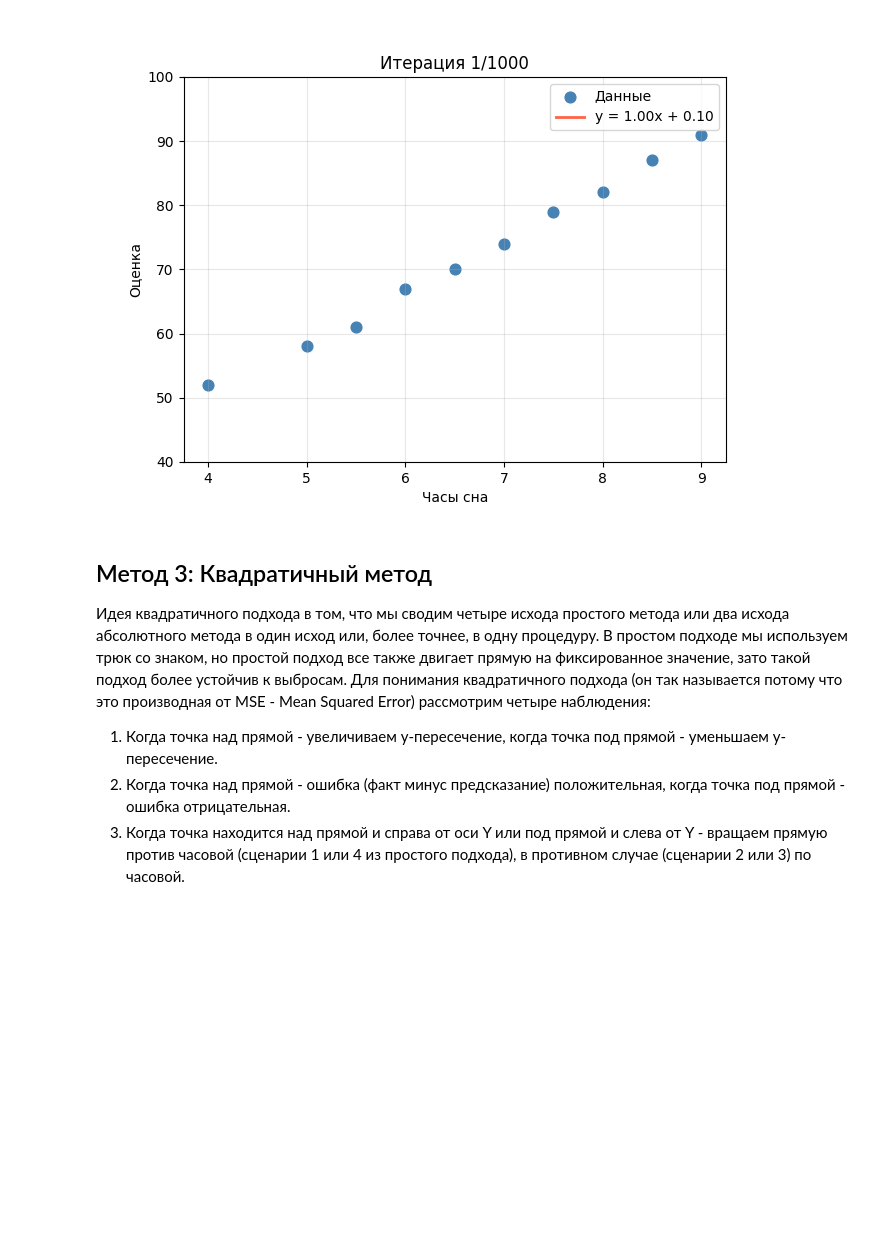
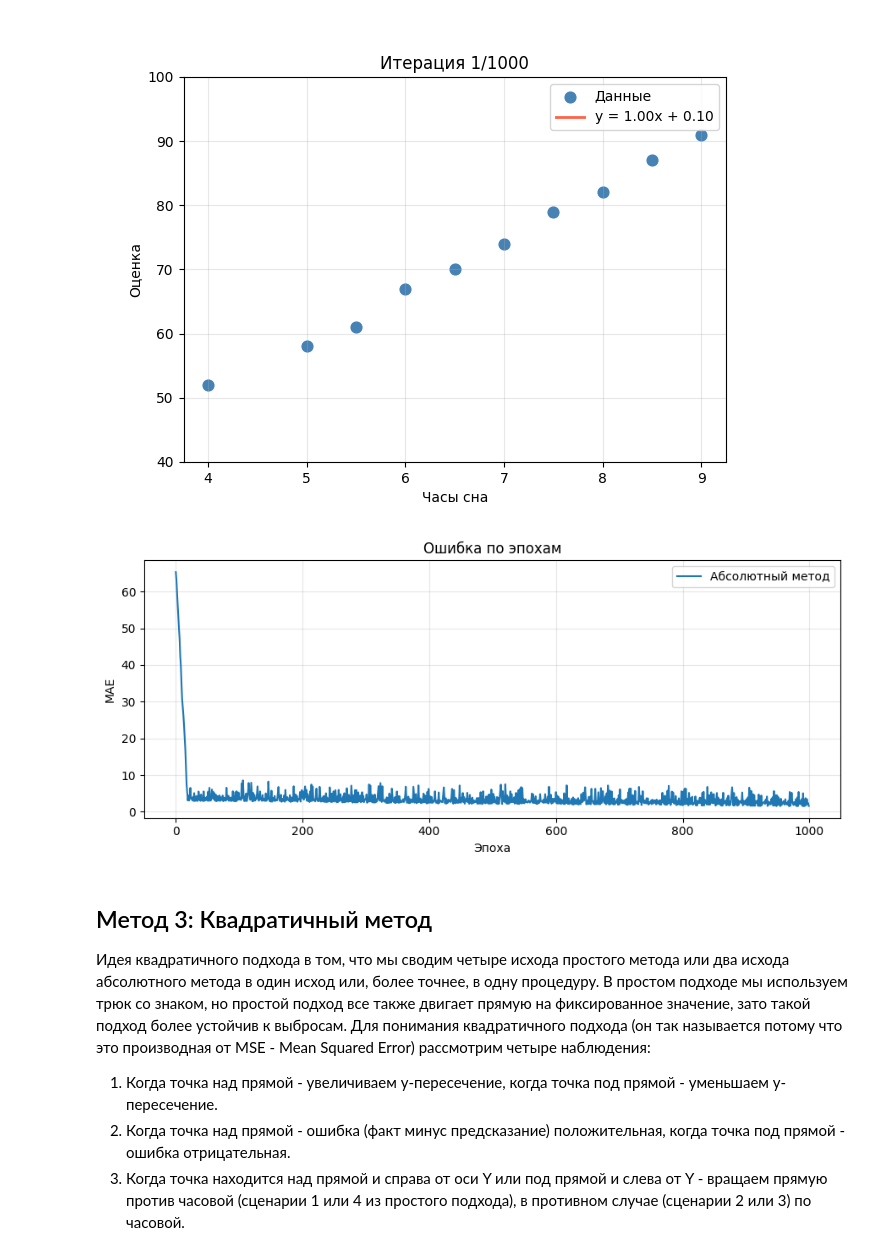
Before and after one commit to lusm554/grokking_machine_learning, a Jupyter notebook: linear_regression.ipynb, the cells around one changed output. Cells and saved outputs as stored; diff of their text form; code cells hidden in the pictures; blank space fills up the shorter version.

```diff
--- a/linear_regression.ipynb
+++ b/linear_regression.ipynb
@@ -57,6 +57,24 @@ def save_gif(history, path='assets/linear_regression.gif', interval=300, step=1)
     plt.close(fig)
     print(f'GIF сохранён: {path}  ({len(frames)} кадров из {len(history)})')
     display(Image(filename=path))
+# %%
+def plot_errors(histories, labels, title='Ошибка по эпохам'):
+    """
+    Рисует график MAE по эпохам для одного или нескольких методов.
+
+    histories — список списков ошибок, по одному на метод.
+    labels    — список названий методов.
+    """
+    plt.figure(figsize=(9, 4))
+    for history, label in zip(histories, labels):
+        plt.plot(history, linewidth=1.5, label=label)
+    plt.xlabel('Эпоха')
+    plt.ylabel('MAE')
+    plt.title(title)
+    plt.legend()
+    plt.grid(True, alpha=0.3)
+    plt.tight_layout()
+    plt.show()
 # %% [markdown]
 ## Метод 1: Простой подход
 
@@ -157,6 +175,7 @@ learning_rate = 0.08
 
 w, b = random.randint(0, 10) / 10, random.randint(0, 10) / 10
 abs_method_params_history = []
+abs_error_history = []
 min_sum_error = float('inf')
 
 model = lambda x, w, b: w * x + b
@@ -169,11 +188,13 @@ print(f"{w=} {b=}")
 for epoch in range(epochs):
     abs_method_params_history.append((w, b))
 
+    predicts = [model(x, w, b) for x in feature]
+    sum_error = sum(abs(fact - pred) for fact, pred in zip(target, predicts))
+    mae = sum_error / len(predicts)
+    abs_error_history.append(mae)
+    min_sum_error = min(min_sum_error, sum_error)
+
     if epoch % 100 == 0:
-        predicts = [model(x, w, b) for x in feature]
-        sum_error = sum(abs(fact - pred) for fact, pred in zip(target, predicts))
-        mae = sum_error / len(predicts)
-        min_sum_error = min(min_sum_error, sum_error)
         print(f"{epoch=} {sum_error=:.2f} {mae=:.2f} {w=:.2f} {b=:.2f}")
 
     random_dot_index = random.randint(0, len(feature) - 1)
@@ -211,6 +232,10 @@ save_gif(abs_method_params_history, interval=300, step=10, path="assets/linear_r
 # %% [output]
 GIF сохранён: assets/linear_regression_absolute_method.gif  (100 кадров из 1000)
 [figure]
+# %%
+plot_errors([abs_error_history], ['Абсолютный метод'])
+# %% [output]
+[figure, added]
 # %% [markdown]
 ## Метод 3: Квадратичный метод
 Идея квадратичного подхода в том, что мы сводим четыре исхода простого метода или два исхода абсолютного метода в один исход или, более точнее, в одну процедуру. В простом подходе мы используем трюк со знаком, но простой подход все также двигает прямую на фиксированное значение, зато такой подход более устойчив к выбросам. Для понимания квадратичного подхода (он так называется потому что это производная от MSE - Mean Squared Error) рассмотрим четыре наблюдения:
```
Also changed, not shown: parts of 5 cells of this notebook.
